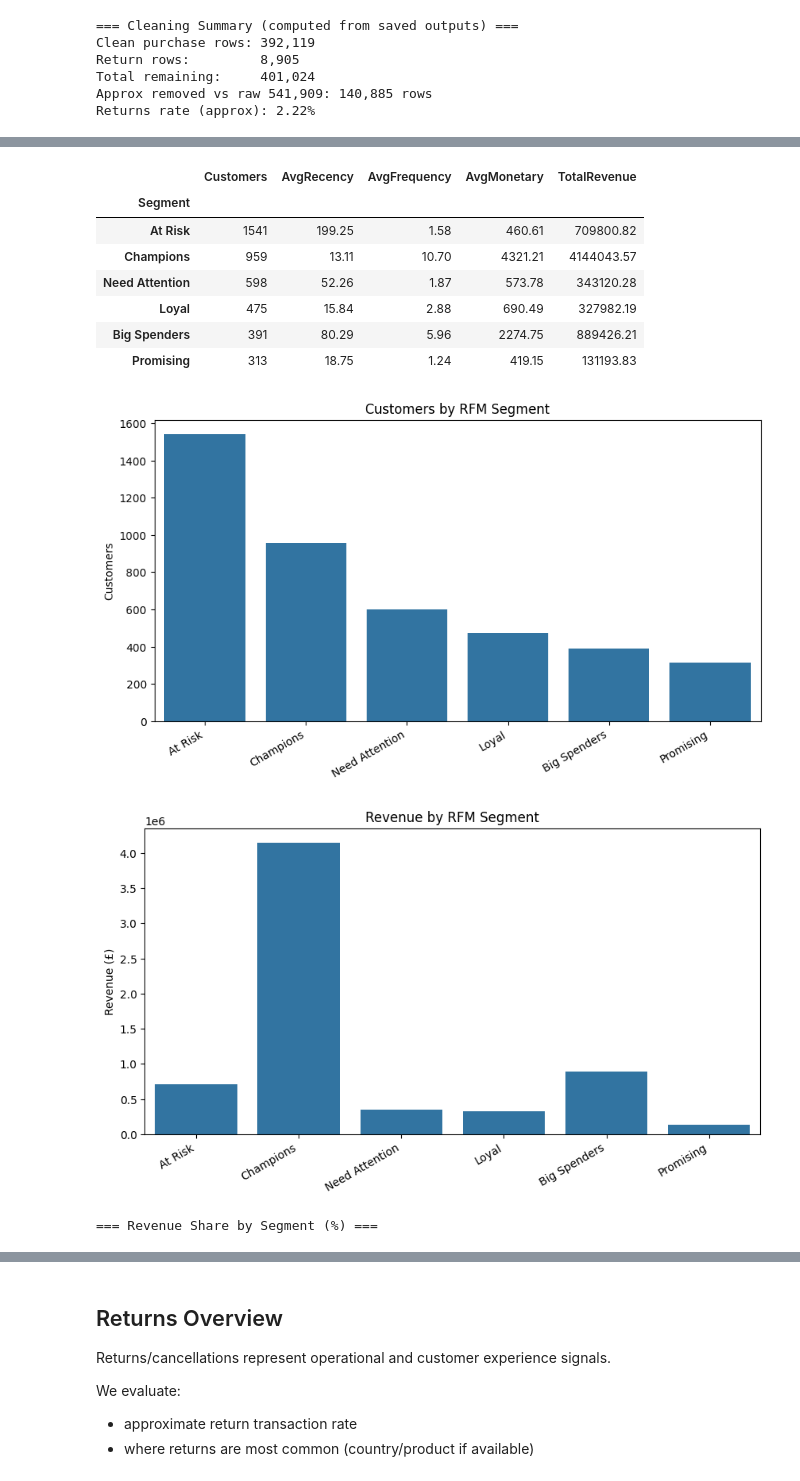
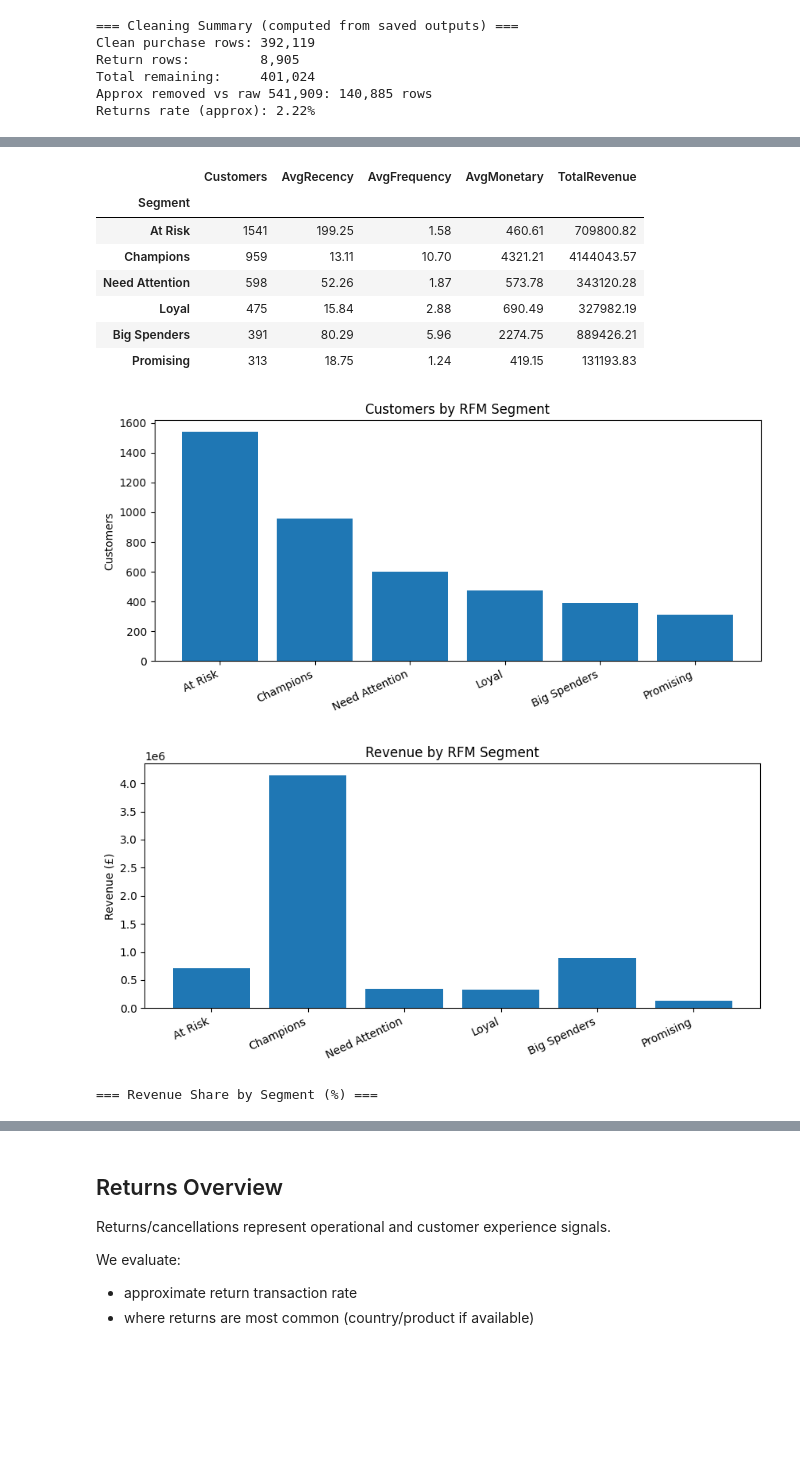
Before and after one commit to hiruykassa/Ecommerce-Funnel-Analysis, a Jupyter notebook: notebooks/04_final_report.ipynb, the cells around one changed output, grey strips where cells are left out. Cells and saved outputs as stored; diff of their text form; code cells hidden in the pictures; blank space fills up the shorter version.

```diff
--- a/notebooks/04_final_report.ipynb
+++ b/notebooks/04_final_report.ipynb
@@ -250,45 +302,44 @@ This allows targeted strategies:
 # %%
 segment_summary = rfm.groupby("Segment").agg(
-    Customers=("CustomerID", "count"),
-    AvgRecency=("Recency", "mean"),
-    AvgFrequency=("Frequency", "mean"),
-    AvgMonetary=("Monetary", "mean"),
-    TotalRevenue=("Monetary", "sum"),
-).sort_values("Customers", ascending=False)
+    Customers=("CustomerID","count"),
+    AvgRecency=("Recency","mean"),
+    AvgFrequency=("Frequency","mean"),
+    AvgMonetary=("Monetary","mean"),
+    TotalRevenue=("Monetary","sum"),
+).round(2).sort_values("Customers", ascending=False)
 
-display(segment_summary.round(2))
+display(segment_summary)
 
-plt.figure(figsize=(10, 5))
-sns.barplot(x=segment_summary.index, y=segment_summary["Customers"])
+plt.figure(figsize=(10,4))
+plt.bar(segment_summary.index.astype(str), segment_summary["Customers"])
 plt.title("Customers by RFM Segment")
-plt.xlabel("")
 plt.ylabel("Customers")
-plt.xticks(rotation=30, ha="right")
+plt.xticks(rotation=25, ha="right")
 plt.show()
 
-plt.figure(figsize=(10, 5))
-sns.barplot(x=segment_summary.index, y=segment_summary["TotalRevenue"])
+plt.figure(figsize=(10,4))
+plt.bar(segment_summary.index.astype(str), segment_summary["TotalRevenue"])
 plt.title("Revenue by RFM Segment")
-plt.xlabel("")
 plt.ylabel("Revenue (£)")
-plt.xticks(rotation=30, ha="right")
+plt.xticks(rotation=25, ha="right")
 plt.show()
 
 rev_total = segment_summary["TotalRevenue"].sum()
-rev_share = (segment_summary["TotalRevenue"] / rev_total * 100).sort_values(ascending=False)
+rev_share = (segment_summary["TotalRevenue"] / rev_total * 100).sort_values(ascending=False).round(2)
+
 print("=== Revenue Share by Segment (%) ===")
-display(rev_share.round(2))
+display(rev_share)
 # %% [output]
 |  | Customers | AvgRecency | AvgFrequency | AvgMonetary | TotalRevenue |
 | Segment |  |  |  |  |  |
 | At Risk | 1541 | 199.25 | 1.58 | 460.61 | 709800.82 |
 | Champions | 959 | 13.11 | 10.70 | 4321.21 | 4144043.57 |
 | Need Attention | 598 | 52.26 | 1.87 | 573.78 | 343120.28 |
 | Loyal | 475 | 15.84 | 2.88 | 690.49 | 327982.19 |
 | Big Spenders | 391 | 80.29 | 5.96 | 2274.75 | 889426.21 |
 | Promising | 313 | 18.75 | 1.24 | 419.15 | 131193.83 |
-[figure, old version]
+[figure, new version]
-[figure, old version]
+[figure, new version]
 === Revenue Share by Segment (%) ===
 Segment
 Champions         63.31
```
Also changed, not shown: parts of 20 cells of this notebook.
